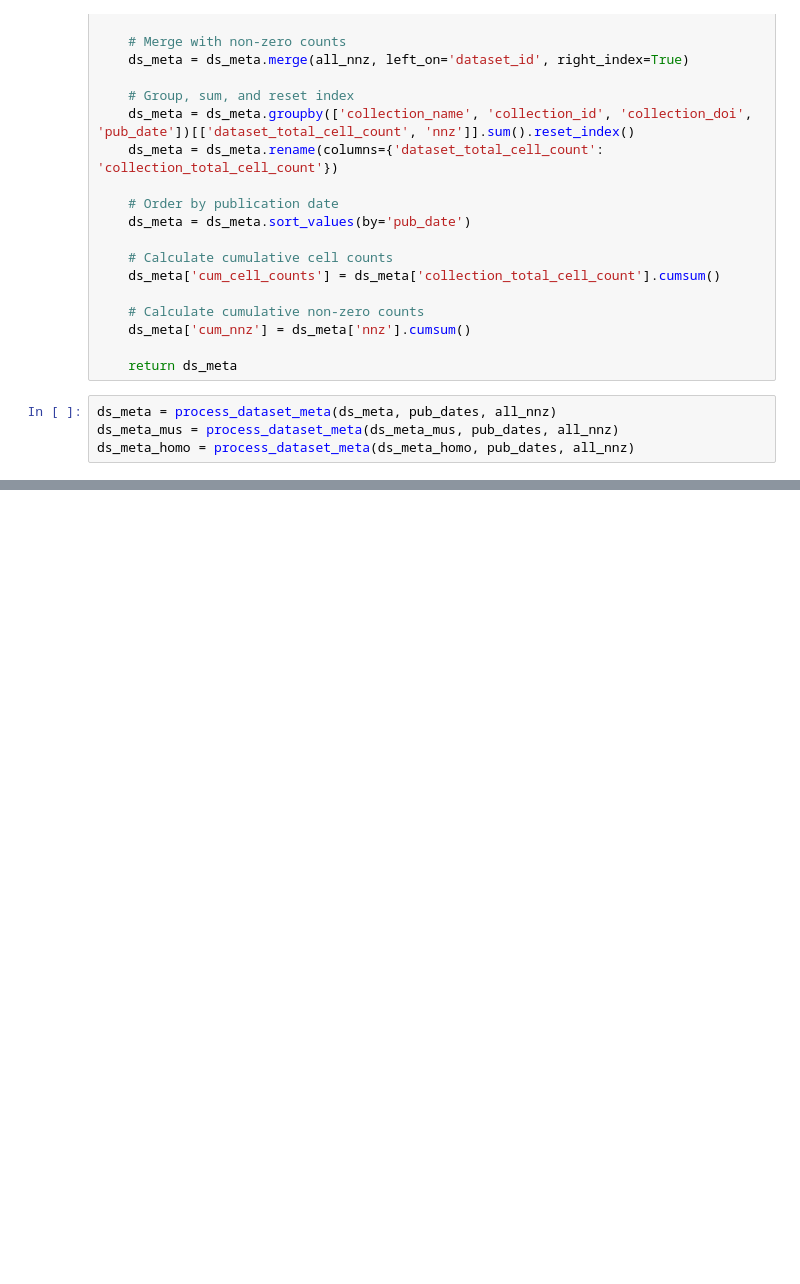
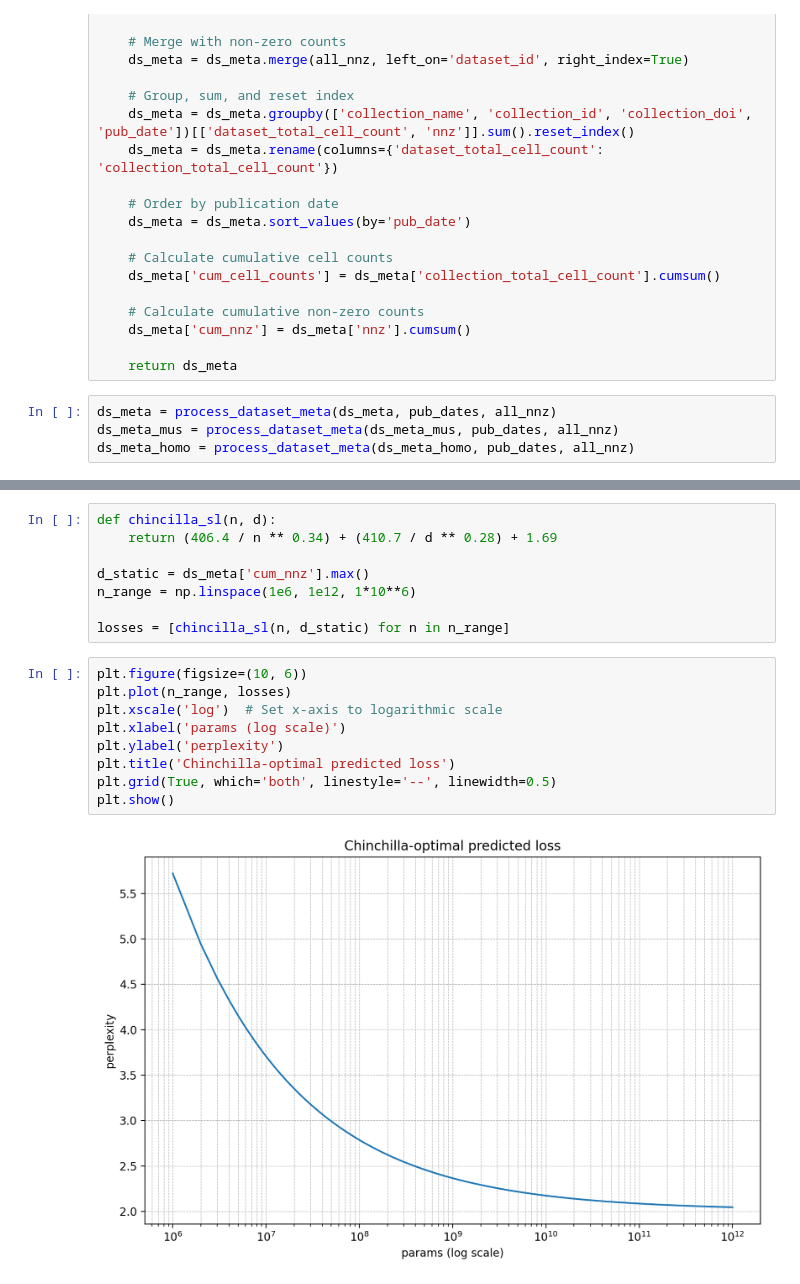
Before and after one commit to wconnell/scaling-bio, a Jupyter notebook: sys.ipynb, the cells around one changed output, grey strips where cells are left out. Cells and saved outputs as stored; diff of their text form; blank space fills up the shorter version.

Commit message:
chincilla sl

```diff
--- a/sys.ipynb
+++ b/sys.ipynb
@@ -226,0 +233,19 @@ fit_and_plot_linear_models(ds_meta)
+# %%
+def chincilla_sl(n, d):
+    return (406.4 / n ** 0.34) + (410.7 / d ** 0.28) + 1.69
+
+d_static = ds_meta['cum_nnz'].max()
+n_range = np.linspace(1e6, 1e12, 1*10**6)
+
+losses = [chincilla_sl(n, d_static) for n in n_range]
+# %%
+plt.figure(figsize=(10, 6))
+plt.plot(n_range, losses)
+plt.xscale('log')  # Set x-axis to logarithmic scale
+plt.xlabel('params (log scale)')
+plt.ylabel('perplexity')
+plt.title('Chinchilla-optimal predicted loss')
+plt.grid(True, which='both', linestyle='--', linewidth=0.5)
+plt.show()
+# %% [output]
+[figure, added]
```
Also changed, not shown: parts of 7 cells of this notebook.
